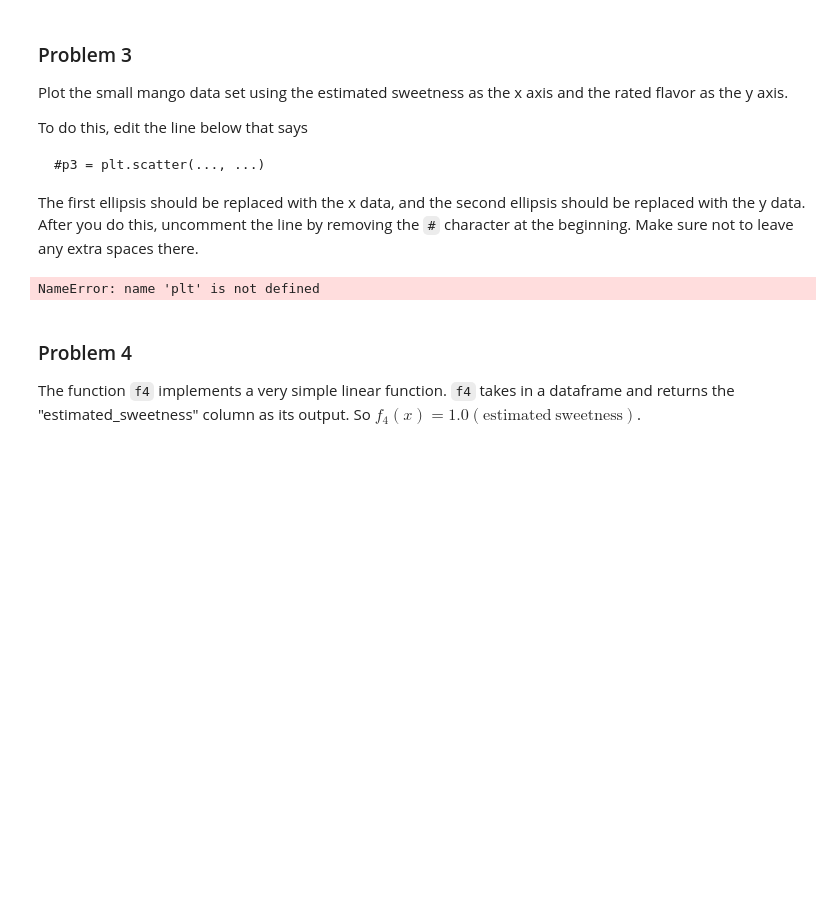
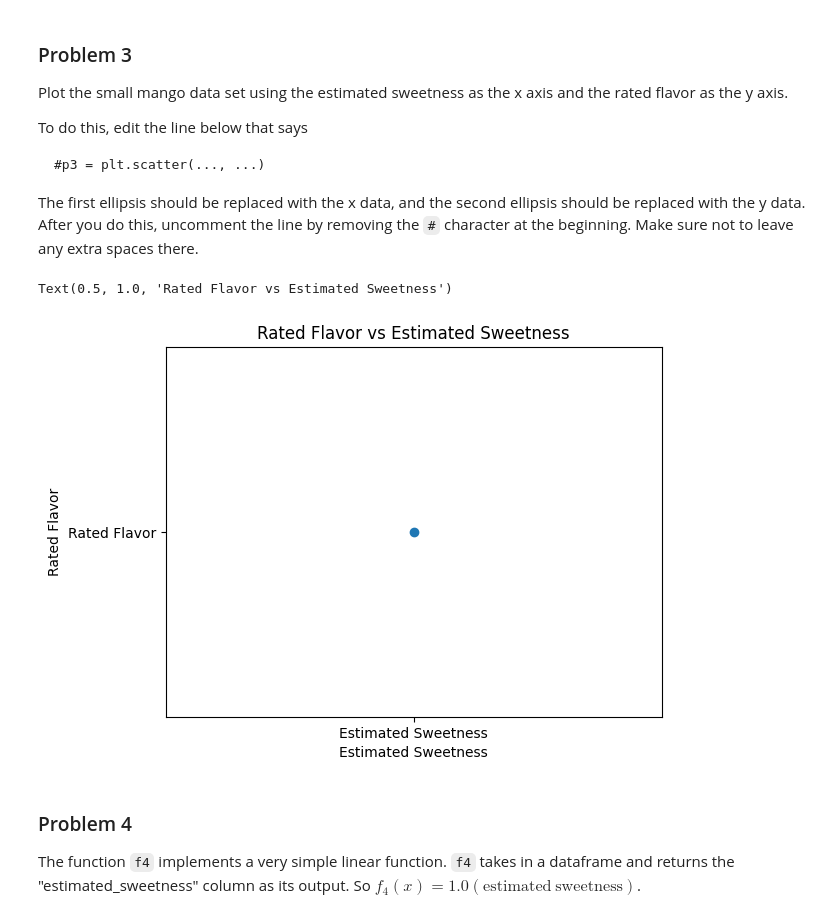
Before and after one commit to Ian123Ian595/dx601-homework-03, a Jupyter notebook: homework.ipynb, the cells around one changed output. Drawn from its saved outputs; the diff is of its cells as text; code cells hidden in the pictures; blank space fills up the shorter version.

```diff
--- a/homework.ipynb
+++ b/homework.ipynb
@@ -139,14 +141,15 @@ Make sure not to leave any extra spaces there.
 # %%
 # YOUR CHANGES HERE
 
 # uncomment the following line after filling in the data to be plotted.
-p3 = plt.scatter(..., ...)
+p3 = plt.scatter("Estimated Sweetness", "Rated Flavor")
 
 plt.xlabel("Estimated Sweetness")
 plt.ylabel("Rated Flavor")
 plt.title("Rated Flavor vs Estimated Sweetness")
 # %% [output]
-NameError: name 'plt' is not defined
+Text(0.5, 1.0, 'Rated Flavor vs Estimated Sweetness')
+[figure, added]
 # %% [markdown]
 ### Problem 4
 
```
Also changed, not shown: parts of 6 cells of this notebook.
